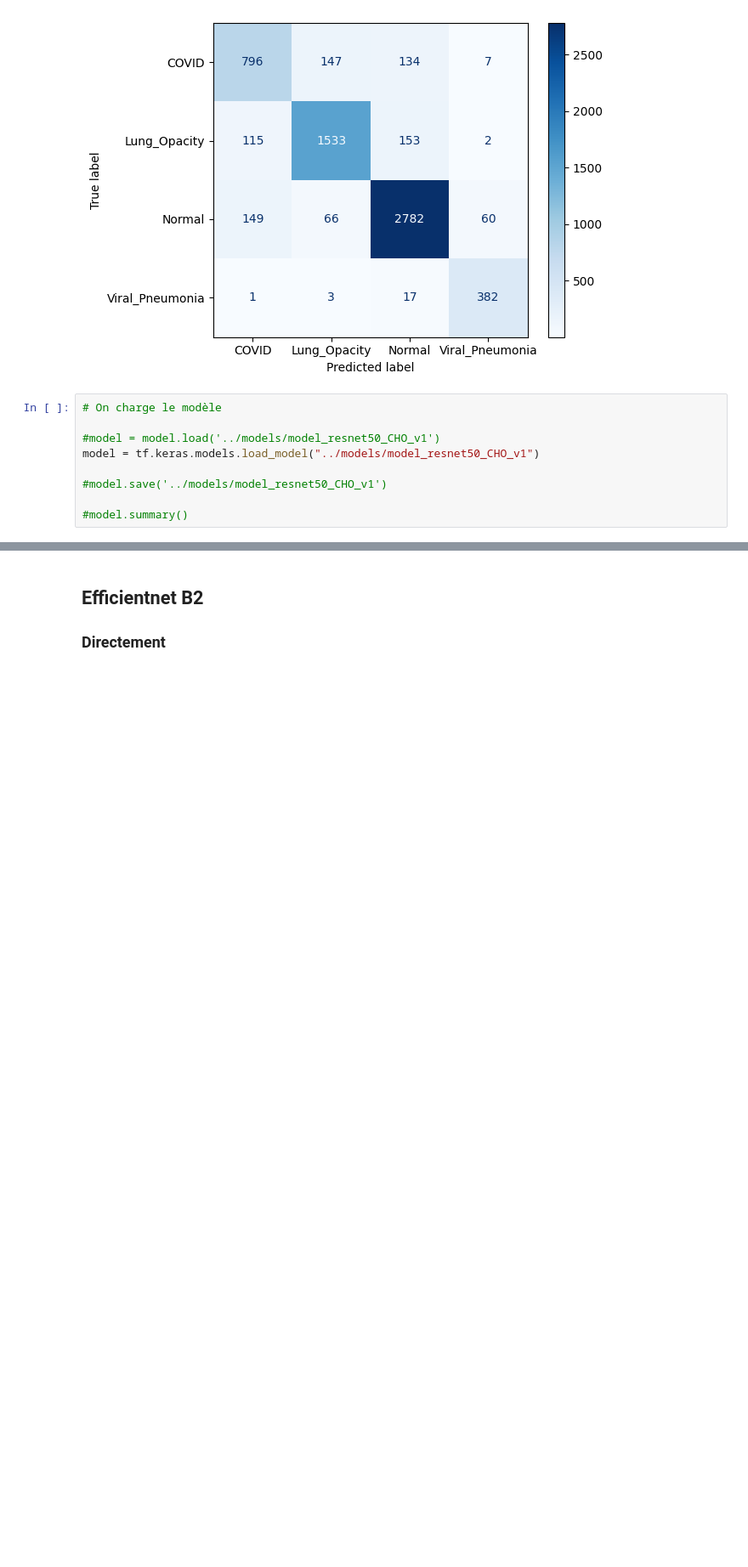
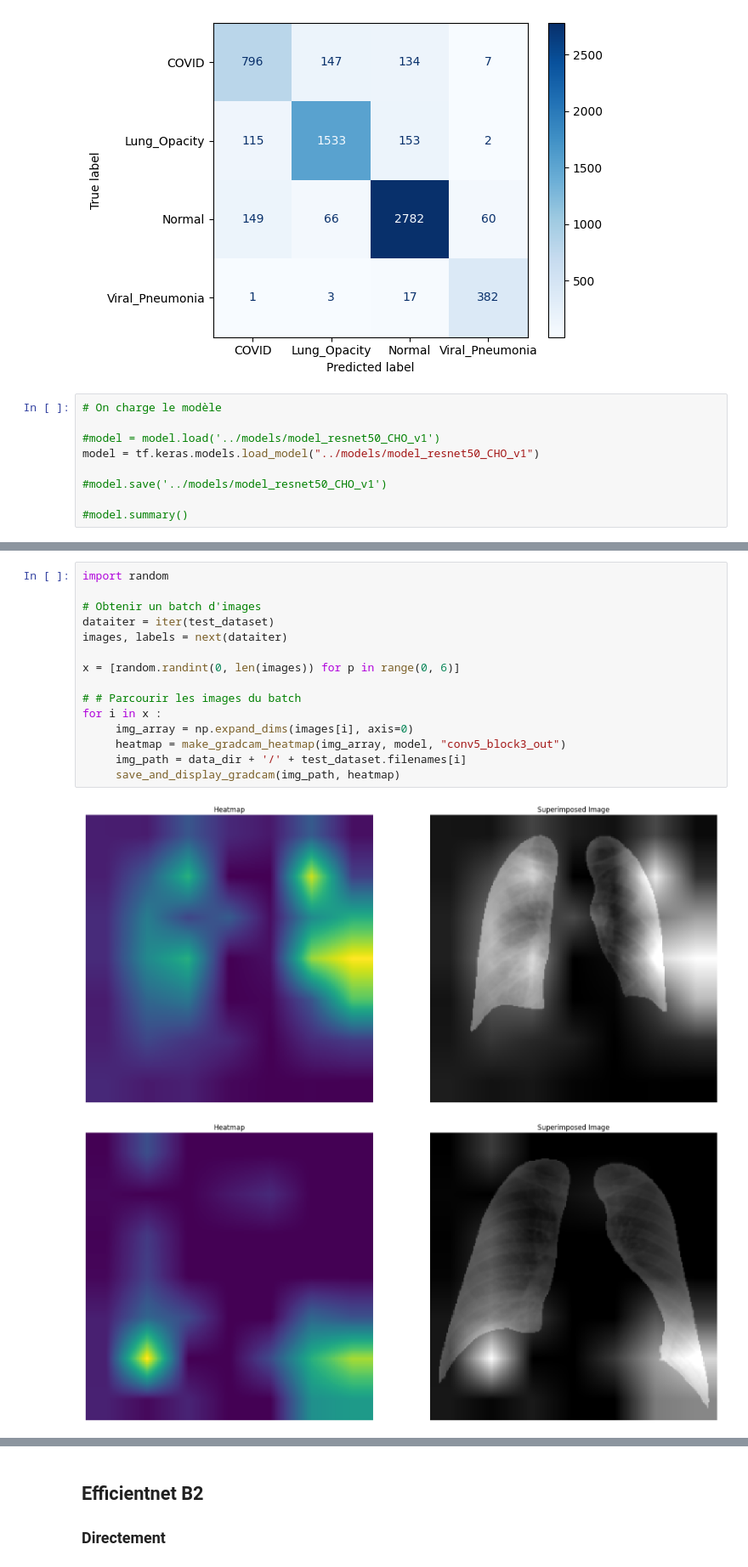
Before and after one commit to mmelkowski/radio_pulmo, a Jupyter notebook: notebooks/CHO_notebook_model_Keras.ipynb, the cells around one changed output, grey strips where cells are left out. Shown at 85% size. Saved outputs shown, nothing was run; the diff lists cells and outputs as text; blank space fills up the shorter version.

```diff
--- a/notebooks/CHO_notebook_model_Keras.ipynb
+++ b/notebooks/CHO_notebook_model_Keras.ipynb
@@ -1662,0 +1662,18 @@ save_and_display_gradcam(img_path,heatmap)
+# %%
+import random
+
+# Obtenir un batch d'images
+dataiter = iter(test_dataset)
+images, labels = next(dataiter)
+
+x = [random.randint(0, len(images)) for p in range(0, 6)]
+
+# # Parcourir les images du batch
+for i in x :
+     img_array = np.expand_dims(images[i], axis=0)
+     heatmap = make_gradcam_heatmap(img_array, model, "conv5_block3_out")
+     img_path = data_dir + '/' + test_dataset.filenames[i]
+     save_and_display_gradcam(img_path, heatmap)
+# %% [output]
+[figure, added]
+[figure, added]
```
Also changed, not shown: parts of 2 cells of this notebook.
